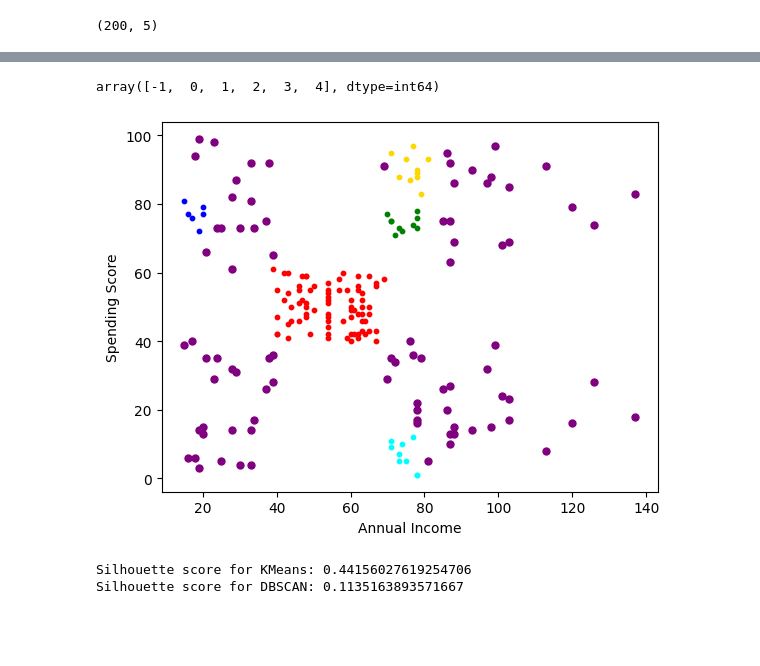
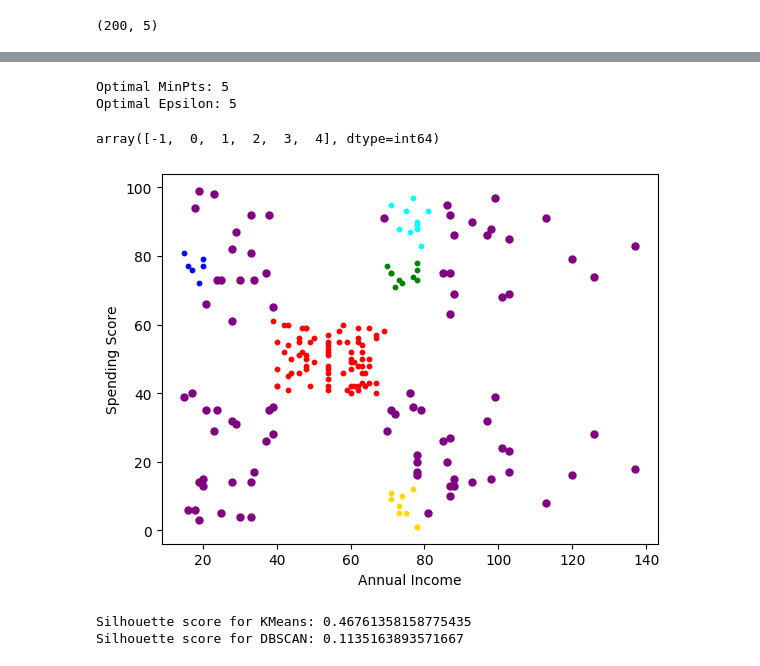
Before and after one commit to Estomihi100103/Clusterisasi-using-Mall-Custumer-Segmentation-Data, a Jupyter notebook: clustering_customer.ipynb, the cells around one changed output, grey strips where cells are left out. Saved outputs shown, nothing was run; the diff lists cells and outputs as text; code cells hidden in the pictures; blank space fills up the shorter version.

```diff
--- a/clustering_customer.ipynb
+++ b/clustering_customer.ipynb
@@ -54,0 +60,2 @@ df.shape
+# %%
+df = df.drop(['CustomerID', 'Gender', 'Age'], axis=1)
@@ -63,5 +96,3 @@ Age                       0
 Annual Income (k$)        0
 Spending Score (1-100)    0
 dtype: int64
-# %%
-df = df.iloc[:, [3,4]].values
@@ -95,12 +98,0 @@ from sklearn.cluster import KMeans
-# %%
-wcss = []
-for i in range(1,11):
-    kmeans = KMeans(n_clusters= i,
-    init = 'k-means++', max_iter= 300, n_init= 10)
-    kmeans.fit(df)
-    wcss.append(kmeans.inertia_)
-plt.plot(range(1,11), wcss)
-plt.title("The Elbow Method")
-plt.xlabel("Number of clusters")
-plt.ylabel("WCSS")
-plt.show()
@@ -109,3 +99,41 @@ plt.show()
+# %%
+# Function to find knee/elbow in k-distance graph for MinPts
+def find_minpts(data):
+    nn = NearestNeighbors(n_neighbors=2)
+    nn.fit(data)
+    distances, indices = nn.kneighbors(data)
+    distances = np.sort(distances, axis=0)[:, 1]
+
+    # Find knee/elbow in the graph
+    knee = np.argmax(np.diff(distances, 2)) - 1
+    minpts = knee  # You may need to adjust this based on your dataset
+
+    return minpts
+
+# Function to find epsilon given MinPts
+def find_epsilon(data, minpts):
+    nn = NearestNeighbors(n_neighbors=minpts)
+    nn.fit(data)
+    distances, indices = nn.kneighbors(data)
+    distances = np.sort(distances, axis=0)[:, -1]
+
+    # Set epsilon to 5
+    epsilon = 5
+
+    return epsilon
+
+# Find optimal MinPts
+minpts = find_minpts(df_scaled)
+
+# Find epsilon with the specified MinPts
+epsilon = find_epsilon(df_scaled, minpts)
+
+# Display the results
+print("Optimal MinPts:", minpts)
+print("Optimal Epsilon:", epsilon)
+# %% [output]
+Optimal MinPts: 5
+Optimal Epsilon: 5
 # %%
 from sklearn.cluster import DBSCAN
 # %%
@@ -118,29 +146,33 @@ np.unique(labels)
 array([-1,  0,  1,  2,  3,  4], dtype=int64)
 # %%
 # Visualising the clusters
-plt.scatter(df[labels == -1, 0], df[labels == -1, 1], s = 25, c = 'purple')
-
-plt.scatter(df[labels == 0, 0], df[labels == 0, 1], s = 10, c = 'blue')
-plt.scatter(df[labels == 1, 0], df[labels == 1, 1], s = 10, c = 'red')
-plt.scatter(df[labels == 2, 0], df[labels == 2, 1], s = 10, c = 'green')
-plt.scatter(df[labels == 3, 0], df[labels == 3, 1], s = 10, c = 'aqua')
-plt.scatter(df[labels == 4, 0], df[labels == 4, 1], s = 10, c = 'gold')
-
+plt.scatter(df.iloc[labels == -1, 0], df.iloc[labels == -1, 1], s=25, c='purple')
+plt.scatter(df.iloc[labels == 0, 0], df.iloc[labels == 0, 1], s=10, c='blue')
+plt.scatter(df.iloc[labels == 1, 0], df.iloc[labels == 1, 1], s=10, c='red')
+plt.scatter(df.iloc[labels == 2, 0], df.iloc[labels == 2, 1], s=10, c='green')
+plt.scatter(df.iloc[labels == 3, 0], df.iloc[labels == 3, 1], s=10, c='gold')
+plt.scatter(df.iloc[labels == 4, 0], df.iloc[labels == 4, 1], s=10, c='aqua')
 plt.xlabel('Annual Income')
 plt.ylabel('Spending Score')
 plt.show()
 # %% [output]
-[figure, old version]
+[figure, new version]
 # %%
+from sklearn.cluster import KMeans
 from sklearn.metrics import silhouette_score
+
+# Assuming you've already defined and fitted kmeans
+kmeans = KMeans(n_clusters=3, n_init=10, random_state=42)  # You should adjust the number of clusters accordingly
+kmeans.fit(df)
 
 # Calculate the Silhouette score for KMeans clustering
 kmeans_silhouette_score = silhouette_score(df, kmeans.labels_)
 print("Silhouette score for KMeans:", kmeans_silhouette_score)
 
+# Now, assuming you've performed DBSCAN clustering and stored the labels in the 'labels' variable
 # Calculate the Silhouette score for DBSCAN clustering
 dbscan_silhouette_score = silhouette_score(df, labels)
 print("Silhouette score for DBSCAN:", dbscan_silhouette_score)
 # %% [output]
-Silhouette score for KMeans: 0.44156027619254706
+Silhouette score for KMeans: 0.46761358158775435
 Silhouette score for DBSCAN: 0.1135163893571667
```
Also changed, not shown: parts of 10 cells of this notebook.
